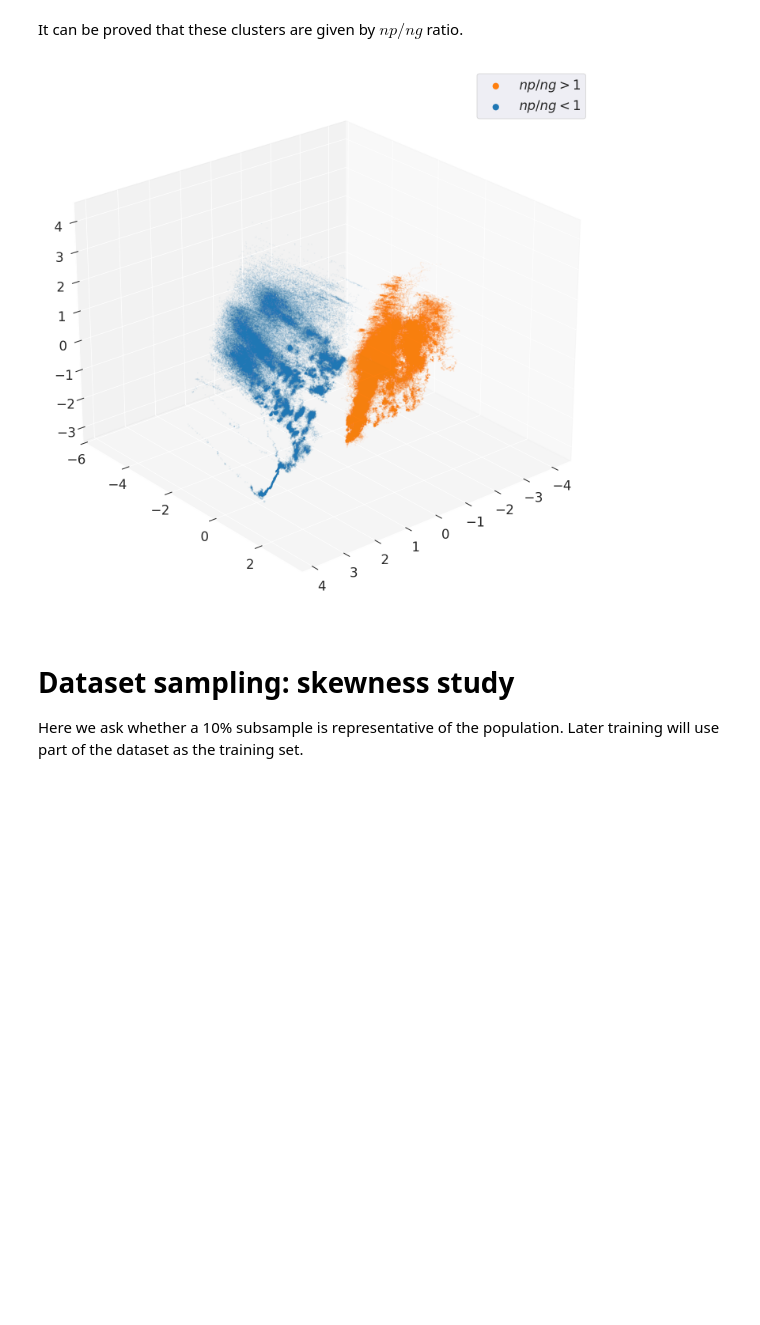
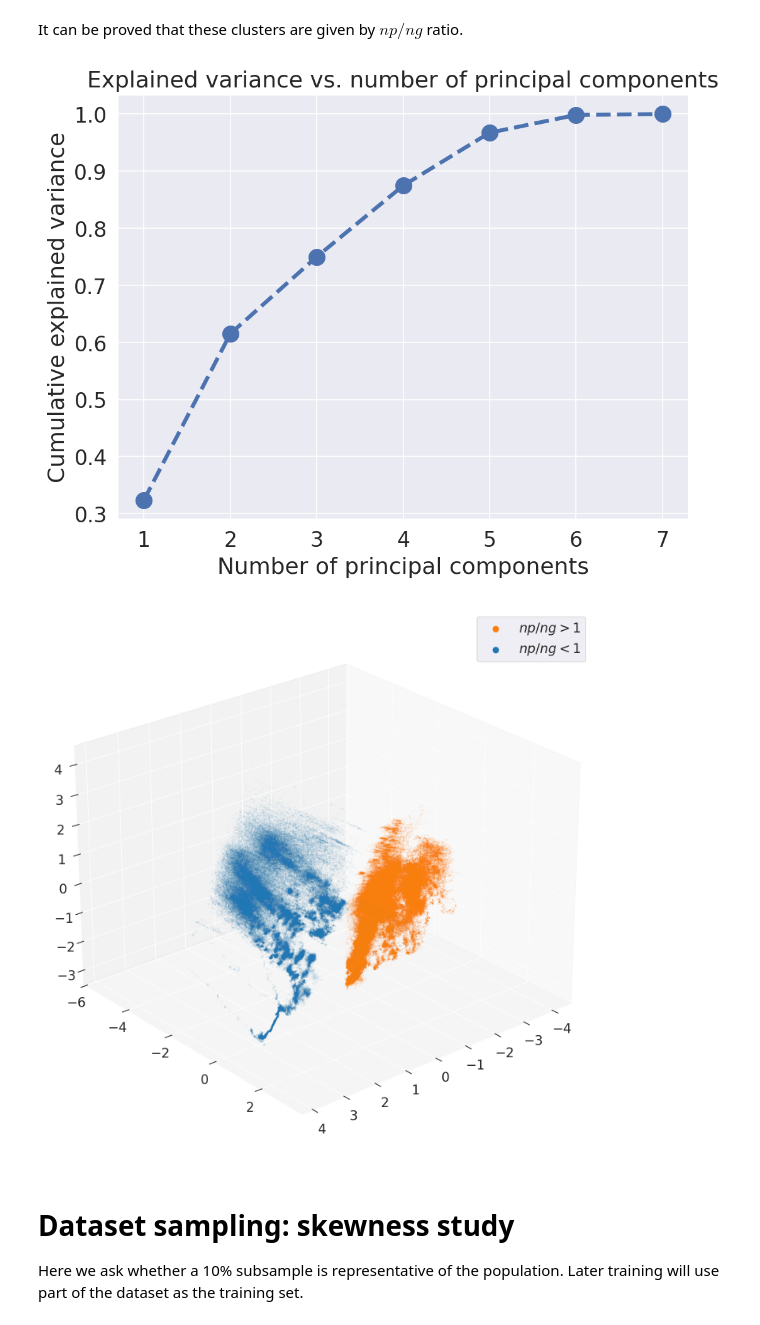
Before and after one commit to MrPio/PHM_North_America_2024_Challenge, a Jupyter notebook: 1-data_preprocessing/1.1-Exploratory_Data_Analysis.ipynb, the cells around one changed output. Cells and saved outputs as stored; diff of their text form; code cells hidden in the pictures; blank space fills up the shorter version.

Commit message:
PCA Variance plot

```diff
--- a/1-data_preprocessing/1.1-Exploratory_Data_Analysis.ipynb
+++ b/1-data_preprocessing/1.1-Exploratory_Data_Analysis.ipynb
@@ -114,18 +118,20 @@ It can be proved that these clusters are given by $np/ng$ ratio.
 # %%
 # 14s
 np_ng_ratio = df_x["np"] / df_x["ng"]
 pca = PCA(df_standardized[df_x.columns])
+pca.plot_variance(scale=0.65)
 # pca.plot_pca(hue=np_ng_ratio > 1, labels={True:"$np/ng > 1$",False:"$np/ng < 1$"})
 ax = pca.plot_pca(
     hue=np_ng_ratio > 1,
     labels={True: "$np/ng > 1$", False: "$np/ng < 1$"},
     is_3d=True,
     scale=1,
     azim=50,
     c={True: "tab:orange", False: "tab:blue"},
 )
 # %% [output]
-[figure, old version]
+[figure, new version]
+[figure, added]
 # %% [markdown]
 # Dataset sampling: skewness study
 Here we ask whether a 10% subsample is representative of the population. Later training will use part of the dataset as the training set.
```
Also changed, not shown: parts of 2 cells of this notebook, 2 other files.
